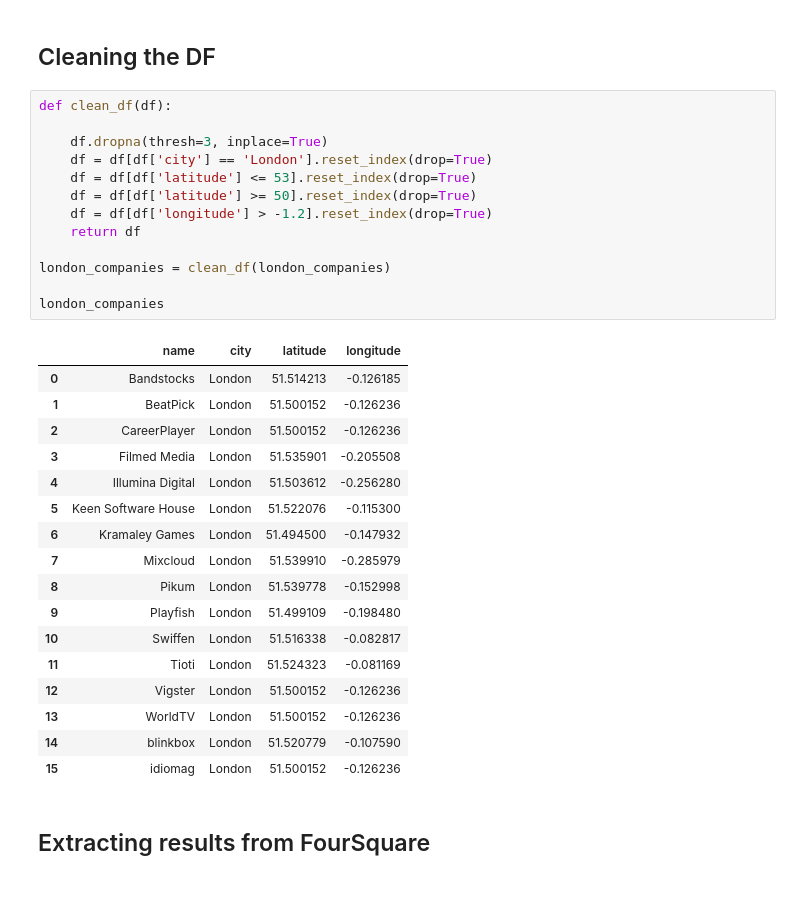
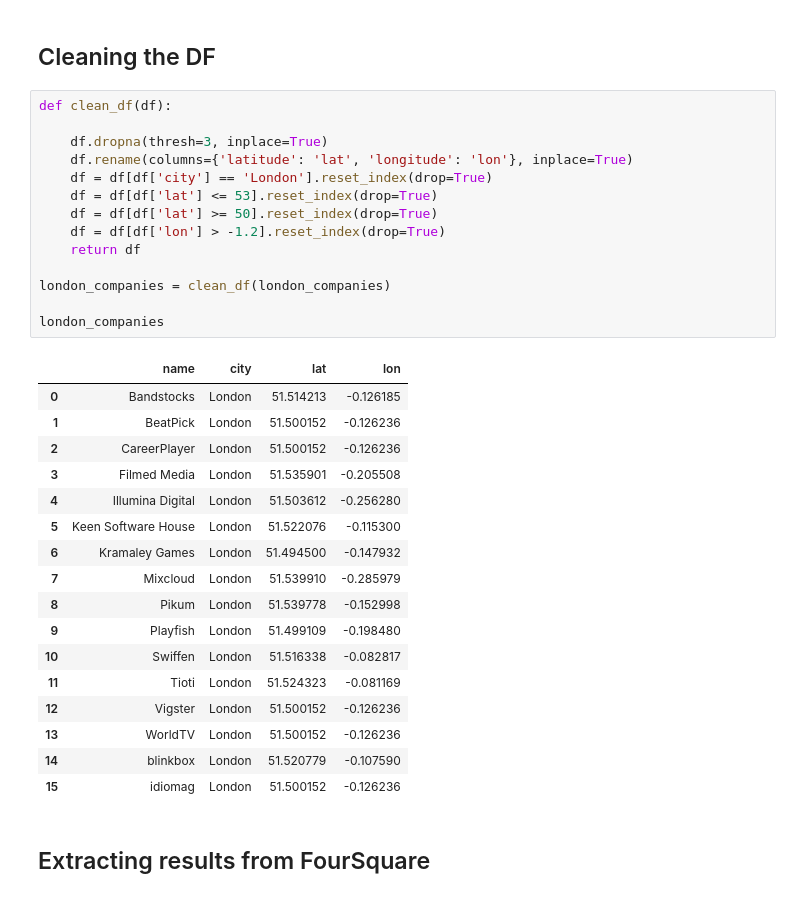
Before and after one commit to Yoith/GeoSpatial-Data-Project, a Jupyter notebook: exploring.ipynb, the cells around one changed output. Saved outputs shown, nothing was run; the diff lists cells and outputs as text.

```diff
--- a/exploring.ipynb
+++ b/exploring.ipynb
@@ -308,18 +308,19 @@ london_companies
 # %%
 def clean_df(df):
 
     df.dropna(thresh=3, inplace=True)
+    df.rename(columns={'latitude': 'lat', 'longitude': 'lon'}, inplace=True)
     df = df[df['city'] == 'London'].reset_index(drop=True)
-    df = df[df['latitude'] <= 53].reset_index(drop=True)
-    df = df[df['latitude'] >= 50].reset_index(drop=True)
-    df = df[df['longitude'] > -1.2].reset_index(drop=True)
+    df = df[df['lat'] <= 53].reset_index(drop=True)
+    df = df[df['lat'] >= 50].reset_index(drop=True)
+    df = df[df['lon'] > -1.2].reset_index(drop=True)
     return df
 
 london_companies = clean_df(london_companies)
 
 london_companies
 # %% [output]
-|  | name | city | latitude | longitude |
+|  | name | city | lat | lon |
 | 0 | Bandstocks | London | 51.514213 | -0.126185 |
 | 1 | BeatPick | London | 51.500152 | -0.126236 |
 | 2 | CareerPlayer | London | 51.500152 | -0.126236 |
```
Also changed, not shown: parts of 14 cells of this notebook, 5 other files.
